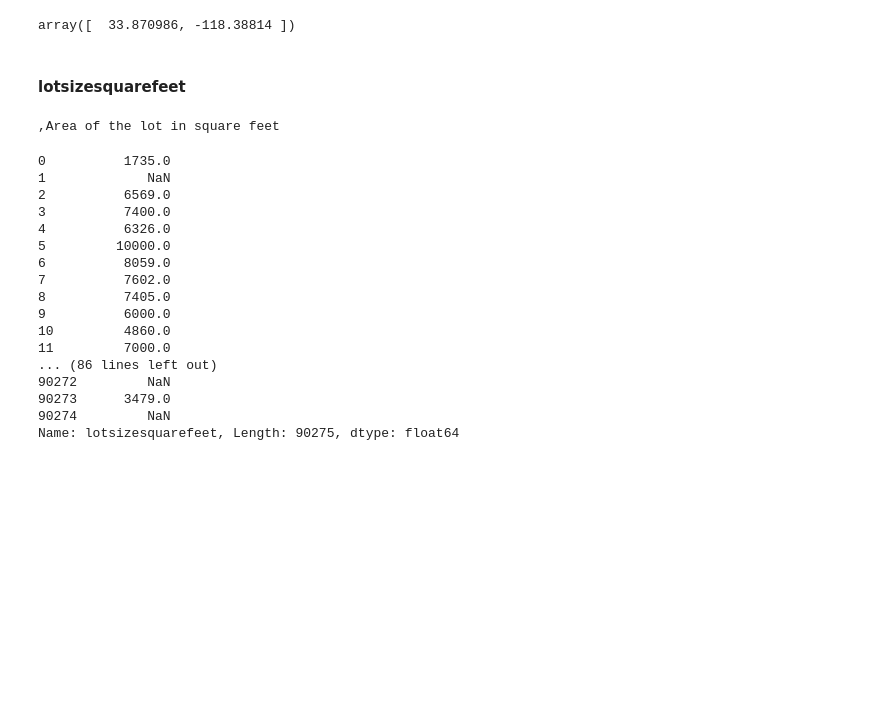
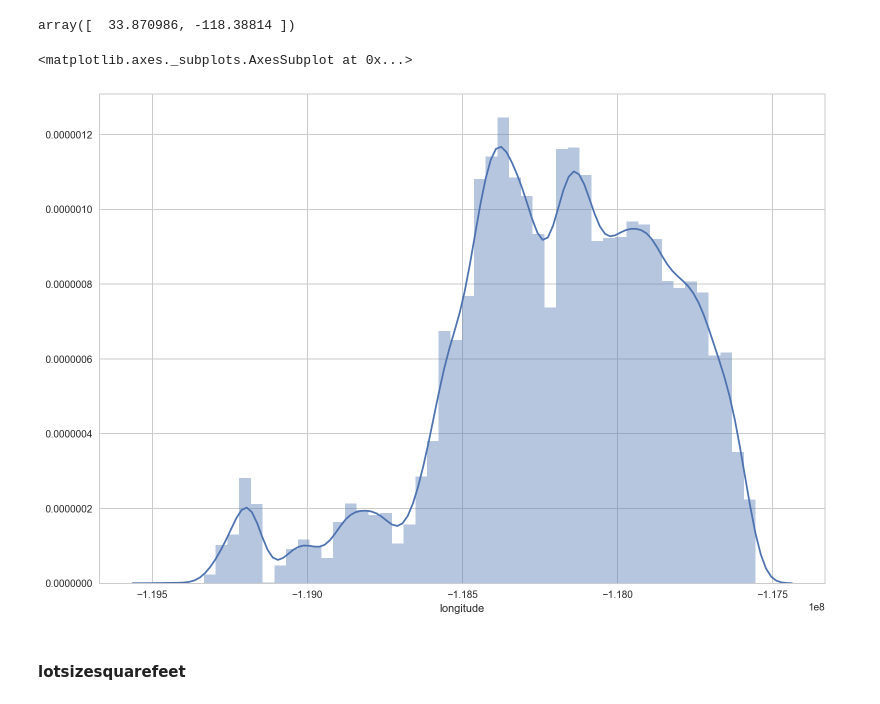
Before and after one commit to minus31/Zillow_Home_Value_Prediction, a Jupyter notebook: notebooks/EDA_properties.ipynb, the cells around one changed output. Cells and saved outputs as stored; diff of their text form; code cells hidden in the pictures; blank space fills up the shorter version.

```diff
--- a/notebooks/EDA_properties.ipynb
+++ b/notebooks/EDA_properties.ipynb
@@ -524,27 +526,10 @@ array([  34.229816, -119.050224])
 np.array([df_16.latitude.loc[100], df_16.longitude.loc[100]]) * 10e-7
 # %% [output]
 array([  33.870986, -118.38814 ])
+# %%
+sns.distplot(df_16.longitude)
+# %% [output]
+<matplotlib.axes._subplots.AxesSubplot at 0x...>
+[figure, added]
 # %% [markdown]
 #### lotsizesquarefeet
-# %%
-print(data_dict["lotsizesquarefeet"])
-df_16.lotsizesquarefeet
-# %% [output]
-,Area of the lot in square feet
-0          1735.0
-1             NaN
-2          6569.0
-3          7400.0
-4          6326.0
-5         10000.0
-6          8059.0
-7          7602.0
-8          7405.0
-9          6000.0
-10         4860.0
-11         7000.0
-... (86 lines left out)
-90272         NaN
-90273      3479.0
-90274         NaN
-Name: lotsizesquarefeet, Length: 90275, dtype: float64
```
Also changed, not shown: parts of 7 cells of this notebook, 3 other files.
